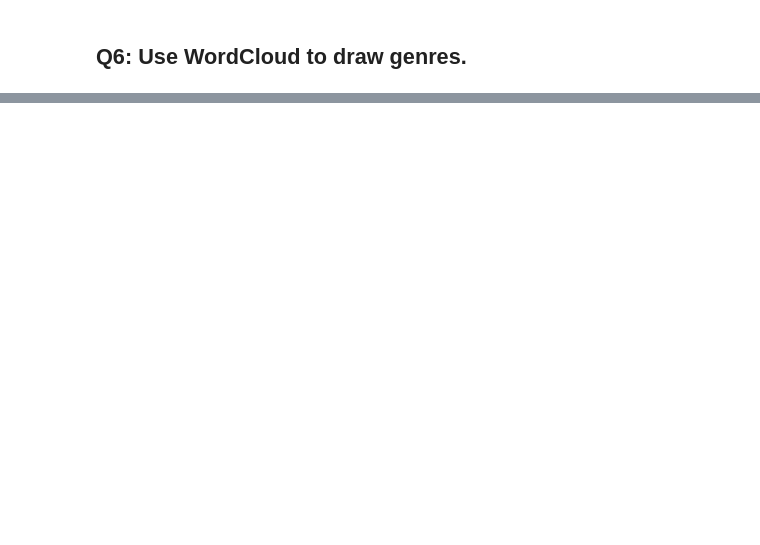
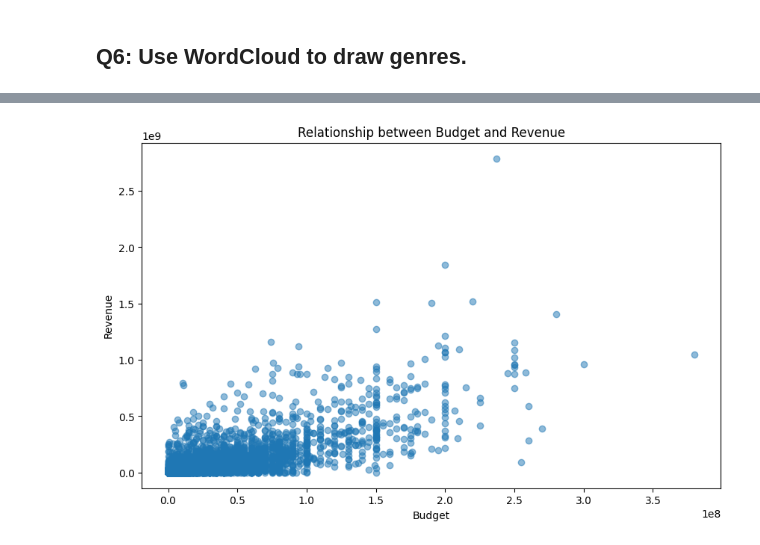
Before and after one commit to Tuwaiq-Data-Science-Bootcamp-V5/Plotly-Lab1, a Jupyter notebook: Plotly_Assignment.ipynb, the cells around one changed output, grey strips where cells are left out. Cells and saved outputs as stored; diff of their text form; code cells hidden in the pictures; blank space fills up the shorter version.

```diff
--- a/Plotly_Assignment.ipynb
+++ b/Plotly_Assignment.ipynb
@@ -76,0 +79,4 @@ memory usage: 150.2+ KB
+# %%
+# Combining the two DataFrames
+df=pd.merge(movies,credits)
+df.head(2)
@@ -122,6 +255,23 @@ movies.head(3)
 # %% [markdown]
 ## Q7: Use scatter plot to draw the relationship between budget and revenue.
 ![p3.png](attachment:p3.png)
+# %%
+budget =movies_cleaned_df['budget']
+revenue =movies_cleaned_df['revenue']
+
+# Create a scatter plot
+plt.figure(figsize=(10, 6))
+plt.scatter(budget, revenue, alpha=0.5)
+
+# Set labels and title
+plt.xlabel('Budget')
+plt.ylabel('Revenue')
+plt.title('Relationship between Budget and Revenue')
+
+# Show the plot
+plt.show()
+# %% [output]
+[figure, added]
 # %% [markdown]
 ## Q8: Use line chart to draw the relationship between revenue and popularity.
 ![p4.png](attachment:p4.png)
```
Also changed, not shown: parts of 15 cells of this notebook, 2 other files.
